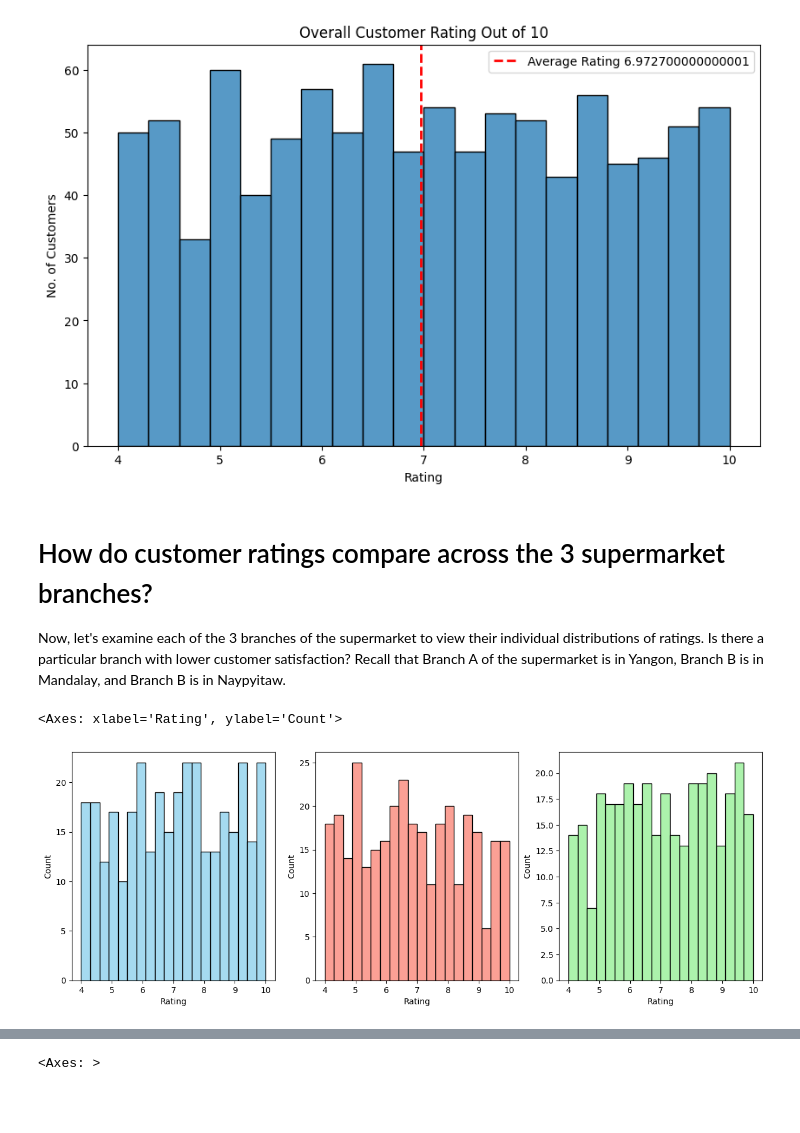
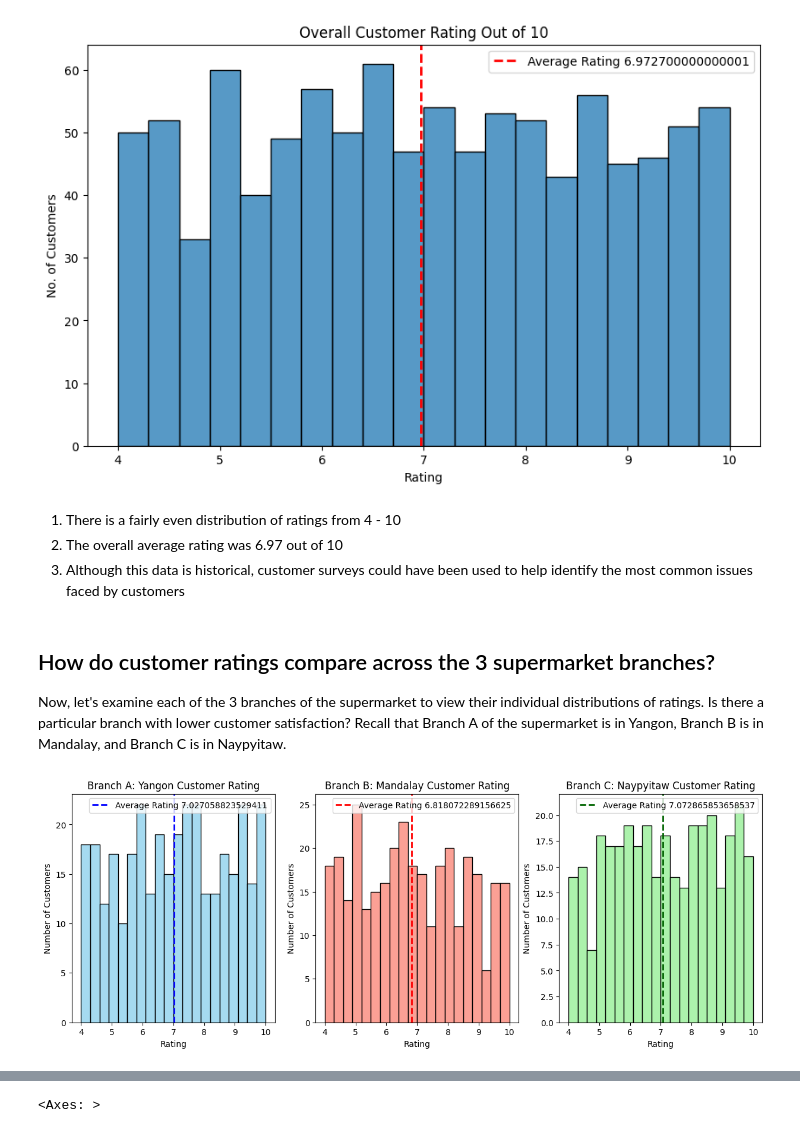
Before and after one commit to Nicole-Wanjiru/TimeSeriesSupermarketSalesAnalysis, a Jupyter notebook: TimeSeriesSupermarketSalesAnalysis.ipynb, the cells around one changed output, grey strips where cells are left out. Drawn from its saved outputs; the diff is of its cells as text; code cells hidden in the pictures; blank space fills up the shorter version.

```diff
--- a/TimeSeriesSupermarketSalesAnalysis.ipynb
+++ b/TimeSeriesSupermarketSalesAnalysis.ipynb
@@ -334,23 +333,63 @@ plt.legend([f'Average Rating {average_rating}'])
 plt.show()
 # %% [output]
 [figure]
+# %% [markdown]
+
+1. There is a fairly even distribution of ratings from 4 - 10
+2. The overall average rating was 6.97 out of 10
+3. Although this data is historical, customer surveys could have been used to help identify the most common issues faced by customers
 # %% [markdown]
-# How do customer ratings compare across the 3 supermarket branches?
+## How do customer ratings compare across the 3 supermarket branches?
 
-Now, let's examine each of the 3 branches of the supermarket to view their individual distributions of ratings. Is there a particular branch with lower customer satisfaction? Recall that Branch A of the supermarket is in Yangon, Branch B is in Mandalay, and Branch B is in Naypyitaw.
+Now, let's examine each of the 3 branches of the supermarket to view their individual distributions of ratings. Is there a particular branch with lower customer satisfaction? Recall that Branch A of the supermarket is in Yangon, Branch B is in Mandalay, and Branch C is in Naypyitaw.
 # %%
-# Create Subsets where we filter each transaction based on the City.
-yangon_df = df[df['City']=='Yangon']
-mandalay_df = df[df['City']=='Mandalay']
-naypyitawy_df = df[df['City']=='Naypyitaw']
+# Create 3 subsets where we filter each transactions based on the City.
+yangon_df = df[df['City'] == 'Yangon']
+mandalay_df = df[df['City'] == 'Mandalay']
+naypyitaw_df = df[df['City'] == 'Naypyitaw']
 
-#Set up 3 Histograms side by side for the 3 supermarket branches:
+# Set up 3 histograms side by side for the three Supermarket Branches
+fig, axes = plt.subplots(nrows=1, ncols=3, figsize=(15, 5))
 
-fig, axis = plt.subplots(nrows = 1, ncols = 3, figsize = (15,5))
+# Plot the distribution of ratings for each branch
+sns.histplot(data=yangon_df, x='Rating', bins=20, color = 'skyblue', ax = axes[0])
+sns.histplot(data=mandalay_df, x='Rating', bins=20, color = 'salmon', ax = axes[1])
+sns.histplot(data=naypyitaw_df, x='Rating', bins=20, color = 'lightgreen', ax = axes[2])
 
-sns.histplot(data=yangon_df, x='Rating', bins=20, color = 'skyblue', ax = axis [0])
-sns.histplot(data=mandalay_df, x='Rating', bins=20, color = 'salmon', ax = axis [1])
-sns.histplot(data=naypyitawy_df, x='Rating', bins=20, color = 'lightgreen', ax = axis [2])
+# Set the titles for each subplot
+axes[0].set_title('Branch A: Yangon Customer Rating')
+axes[1].set_title('Branch B: Mandalay Customer Rating')
+axes[2].set_title('Branch C: Naypyitaw Customer Rating')
+
+# Set the x label as Rating
+axes[0].set_xlabel('Rating')
+axes[1].set_xlabel('Rating')
+axes[2].set_xlabel('Rating')
+
+# Set the y label as Number of Customers.
+axes[0].set_ylabel('Number of Customers')
+axes[1].set_ylabel('Number of Customers')
+axes[2].set_ylabel('Number of Customers')
+
+# Set the average rating for the 3 histogram as dashed line
+
+yangon_average_rating = yangon_df['Rating'].mean()
+mandalay_average_rating = mandalay_df['Rating'].mean()
+naypyitaw_average_rating = naypyitaw_df['Rating'].mean()
+
+# Draw the axvline for the 3 histograms
+# a) yangon
+axes[0].axvline(yangon_average_rating, color = 'blue', linestyle = 'dashed', linewidth = 2)
+axes[0].legend([f'Average Rating {yangon_average_rating}'])
+
+# b) mandalay
+axes[1].axvline(mandalay_average_rating, color = 'red', linestyle = 'dashed', linewidth = 2)
+axes[1].legend([f'Average Rating {mandalay_average_rating}'])
+
+# c) naypyitaw
+axes[2].axvline(naypyitaw_average_rating, color = 'darkgreen', linestyle = 'dashed', linewidth = 2)
+axes[2].legend([f'Average Rating {naypyitaw_average_rating}'])
+
+plt.show()
 # %% [output]
-<Axes: xlabel='Rating', ylabel='Count'>
-[figure, old version]
+[figure, new version]
```
Also changed, not shown: parts of 51 cells of this notebook.
